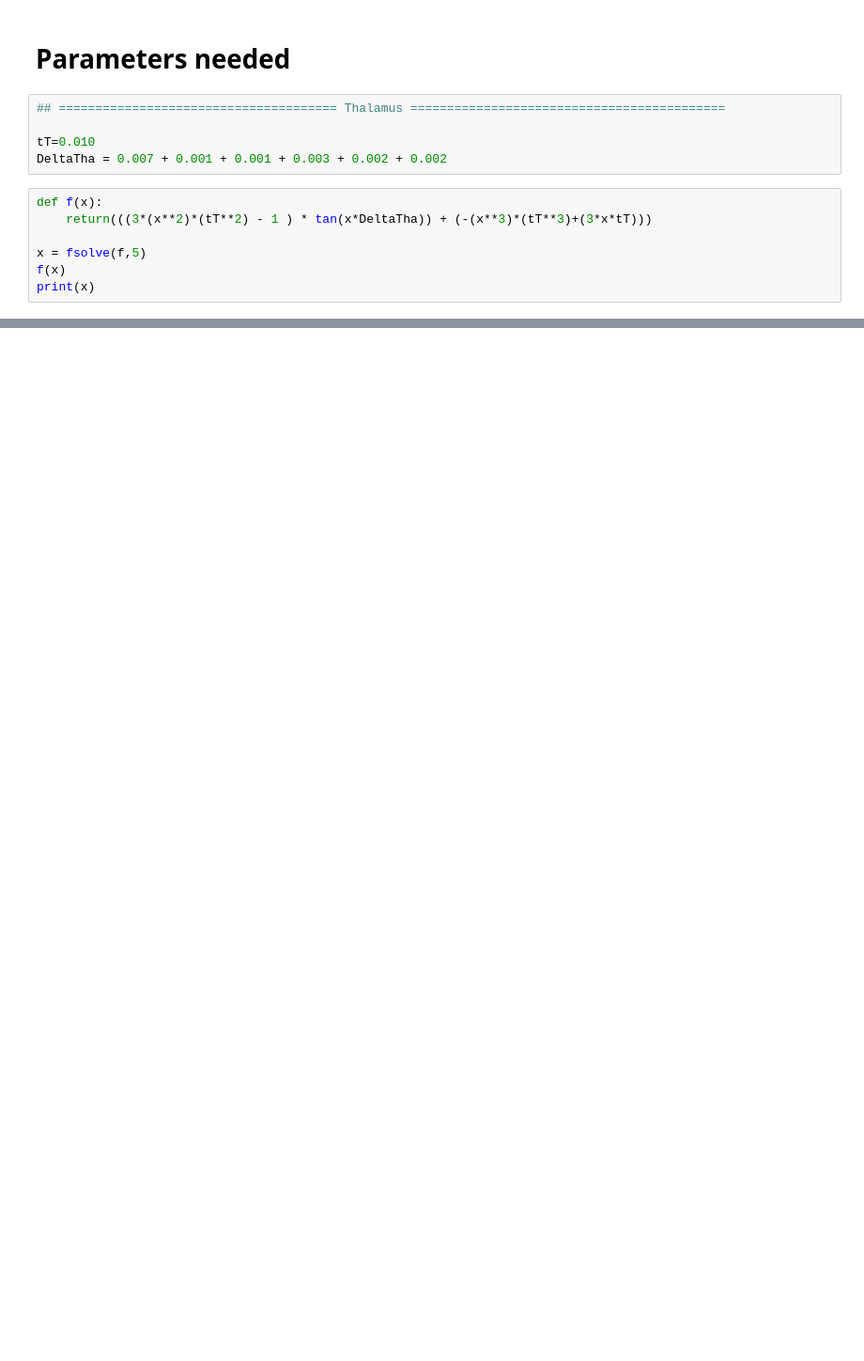
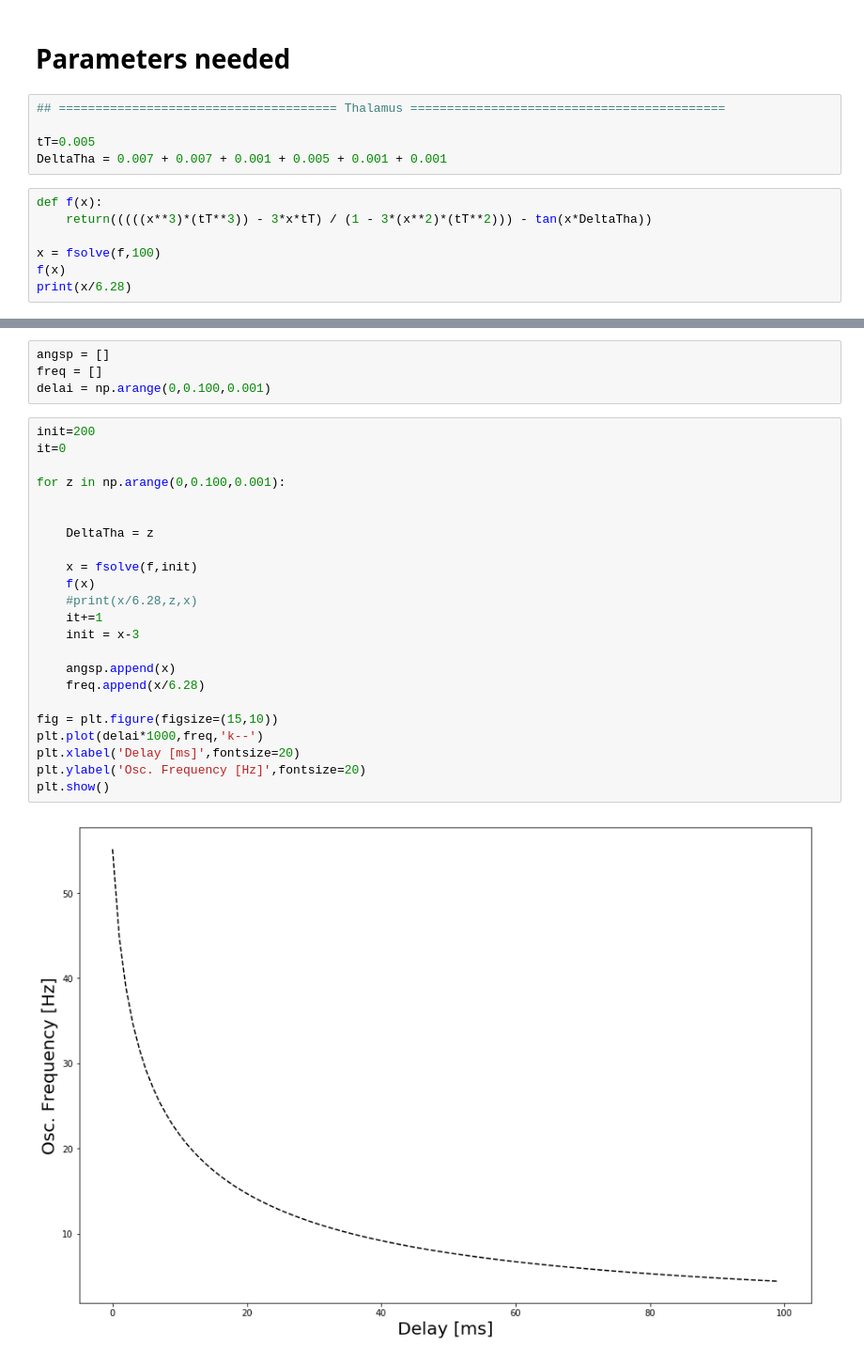
Before and after one commit to YacineOb/BasalGangliaModel2017, a Jupyter notebook: MsnTha_Diagram_resolution.ipynb, the cells around one changed output, grey strips where cells are left out. Shown at 94% size. Drawn from its saved outputs; the diff is of its cells as text; blank space fills up the shorter version.

```diff
--- a/MsnTha_Diagram_resolution.ipynb
+++ b/MsnTha_Diagram_resolution.ipynb
@@ -25,13 +14,13 @@ def data_dir(dir="os.getcwd()"):   # will create the files needed to store value
 # %%
 ## ====================================== Thalamus ===========================================
 
-tT=0.010
-DeltaTha = 0.007 + 0.001 + 0.001 + 0.003 + 0.002 + 0.002
+tT=0.005
+DeltaTha = 0.007 + 0.007 + 0.001 + 0.005 + 0.001 + 0.001
 # %%
 def f(x):
-    return(((3*(x**2)*(tT**2) - 1 ) * tan(x*DeltaTha)) + (-(x**3)*(tT**3)+(3*x*tT)))
+    return(((((x**3)*(tT**3)) - 3*x*tT) / (1 - 3*(x**2)*(tT**2))) - tan(x*DeltaTha))
 
-x = fsolve(f,5)
+x = fsolve(f,100)
 f(x)
-print(x)
+print(x/6.28)
 # %% [output]
@@ -38,0 +30,29 @@ print(x)
+# %%
+angsp = []
+freq = []
+delai = np.arange(0,0.100,0.001)
+# %%
+init=200
+it=0
+
+for z in np.arange(0,0.100,0.001):
+
+
+    DeltaTha = z
+
+    x = fsolve(f,init)
+    f(x)
+    #print(x/6.28,z,x)
+    it+=1
+    init = x-3
+
+    angsp.append(x)
+    freq.append(x/6.28)
+
+fig = plt.figure(figsize=(15,10))
+plt.plot(delai*1000,freq,'k--')
+plt.xlabel('Delay [ms]',fontsize=20)
+plt.ylabel('Osc. Frequency [Hz]',fontsize=20)
+plt.show()
+# %% [output]
+[figure, added]
```
Also changed, not shown: parts of 11 cells of this notebook, 4 other files.
